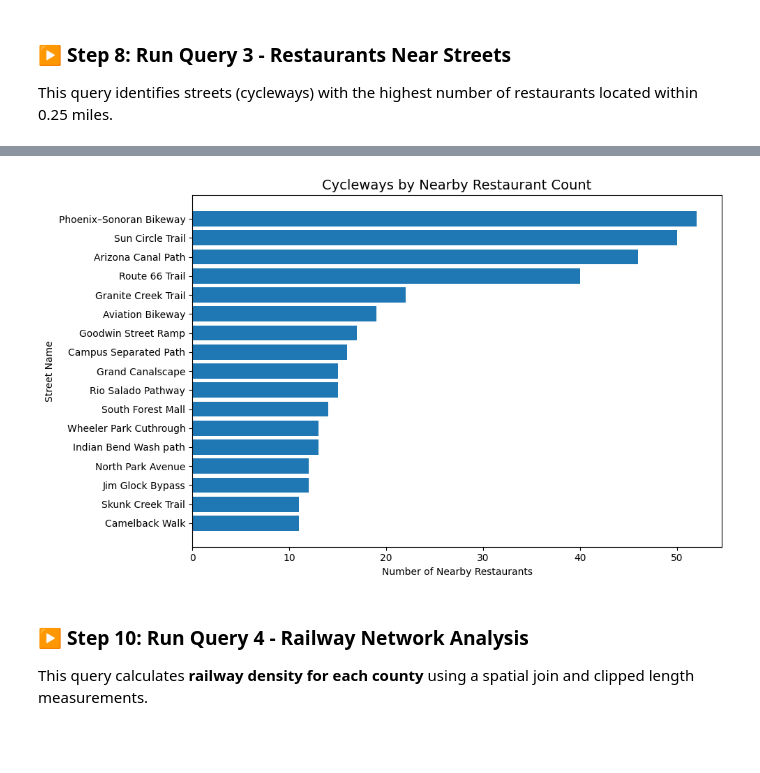
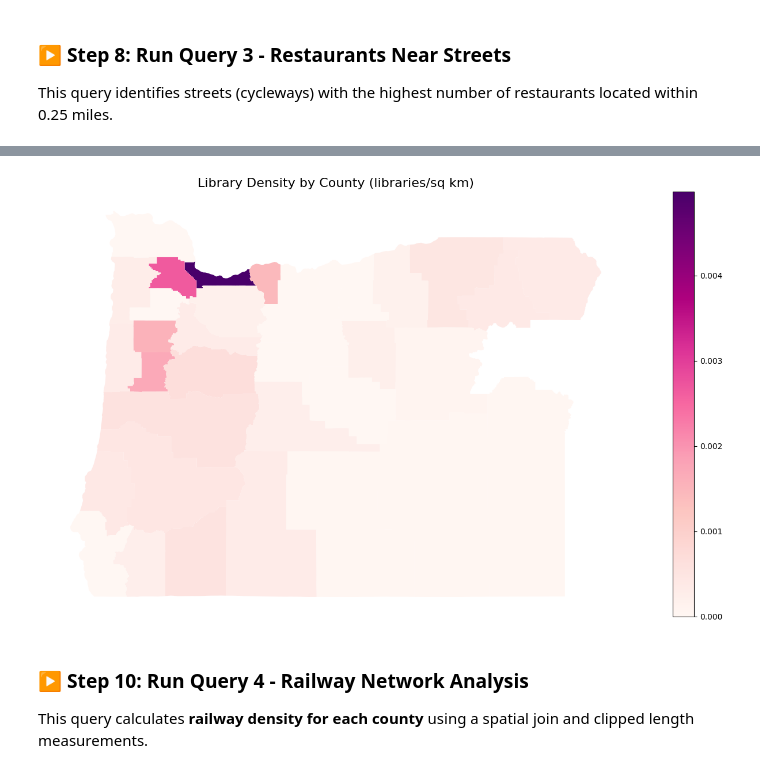
Before and after one commit to sophiarooney/gist604b-osm-postgis-fa26, a Jupyter notebook: notebooks/osm_postgis_queries_oregon.ipynb, the cells around one changed output, grey strips where cells are left out. Drawn from its saved outputs; the diff is of its cells as text; code cells hidden in the pictures; blank space fills up the shorter version.

```diff
--- a/notebooks/osm_postgis_queries_oregon.ipynb
+++ b/notebooks/osm_postgis_queries_oregon.ipynb
@@ -316,31 +321,44 @@ Each bar represents a street, ordered by the number of nearby restaurants.
-# %%
-viz_column = "nearby_restaurant_count"
-
-# Prepare data
-bar_df = (
-    query_3_results[["street_name", viz_column]]
-    .sort_values(viz_column, ascending=False)
-    .copy()
-)
-
-fig, ax = plt.subplots(figsize=(10, 6))
-
-ax.barh(
-    bar_df["street_name"],
-    bar_df[viz_column]
-)
-
-ax.set_title("Cycleways by Nearby Restaurant Count", fontsize=14)
-ax.set_xlabel("Number of Nearby Restaurants")
-ax.set_ylabel("Street Name")
-
-# Highest values on top
-ax.invert_yaxis()
-
-plt.tight_layout()
-plt.show()
-# %% [output]
-[figure, removed]
+# %%
+viz_column = "library_density_per_sq_km"
+
+# Map
+query_3_results["library_density_per_sq_km"] = (
+    query_3_results["library_density_per_sq_km"].fillna(0)
+)
+
+fig, (ax_map) = plt.subplots(
+    figsize=(16, 8),
+)
+
+query_3_results.plot(
+    column=viz_column,
+    legend=True,
+    ax=ax_map,
+    vmin=query_3_results[viz_column].min(),
+    vmax=query_3_results[viz_column].max(),
+    cmap="RdPu"
+)
+
+ax_map.set_title("Library Density by County (libraries/sq km)", fontsize=16)
+ax_map.set_axis_off()
+
+# Table
+ax_table.axis("off")
+tbl = ax_table.table(
+    cellText=table_df.values,
+    colLabels=["County", "Library density (lib/sq km)"],
+    loc="center",
+    cellLoc="center"
+)
+
+tbl.auto_set_font_size(False)
+tbl.set_fontsize(10)
+tbl.scale(1, 1.5)
+
+plt.tight_layout()
+plt.show()
+# %% [output]
+[figure, added]
 # %% [markdown]
 ### ▶️ Step 10: Run Query 4 - Railway Network Analysis
 
```
Also changed, not shown: parts of 6 cells of this notebook, 1 other file.
